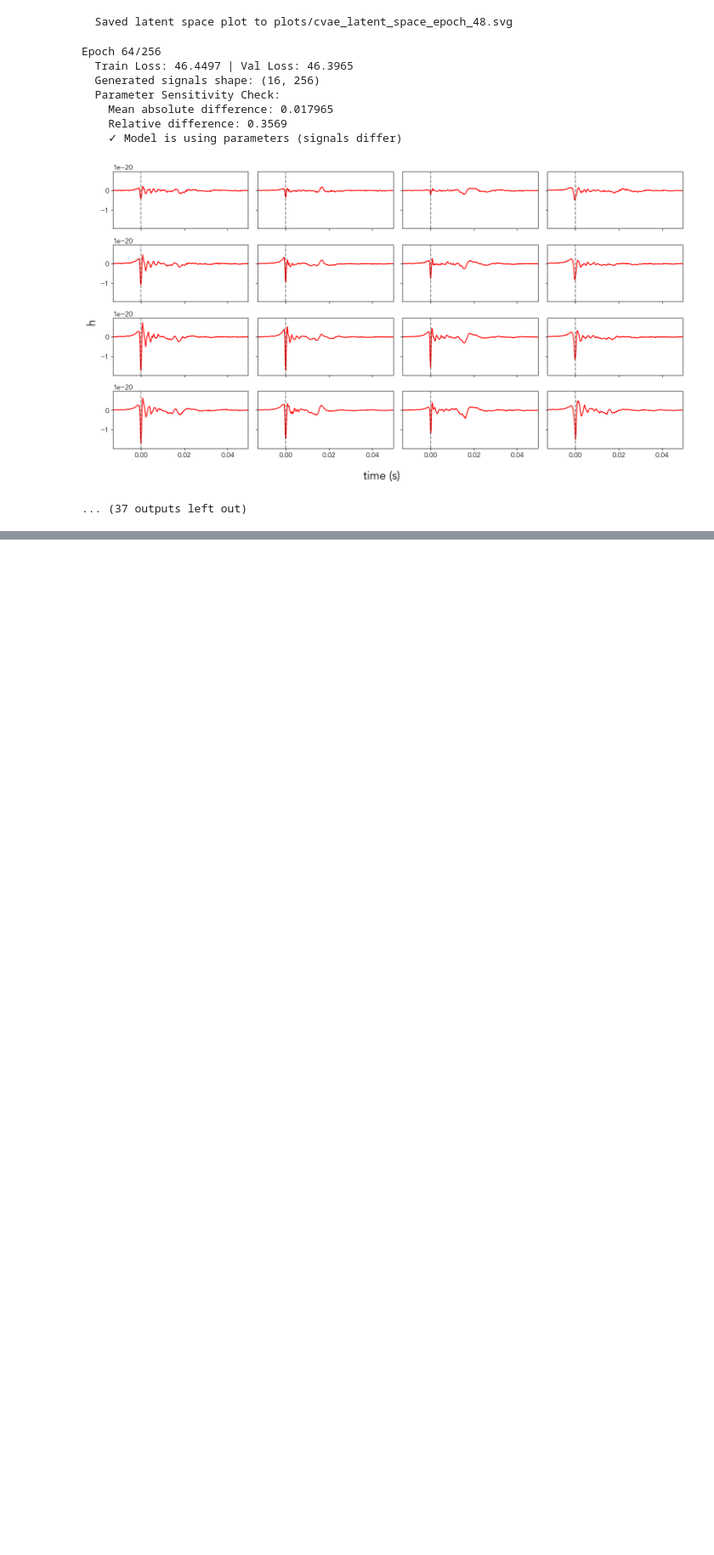
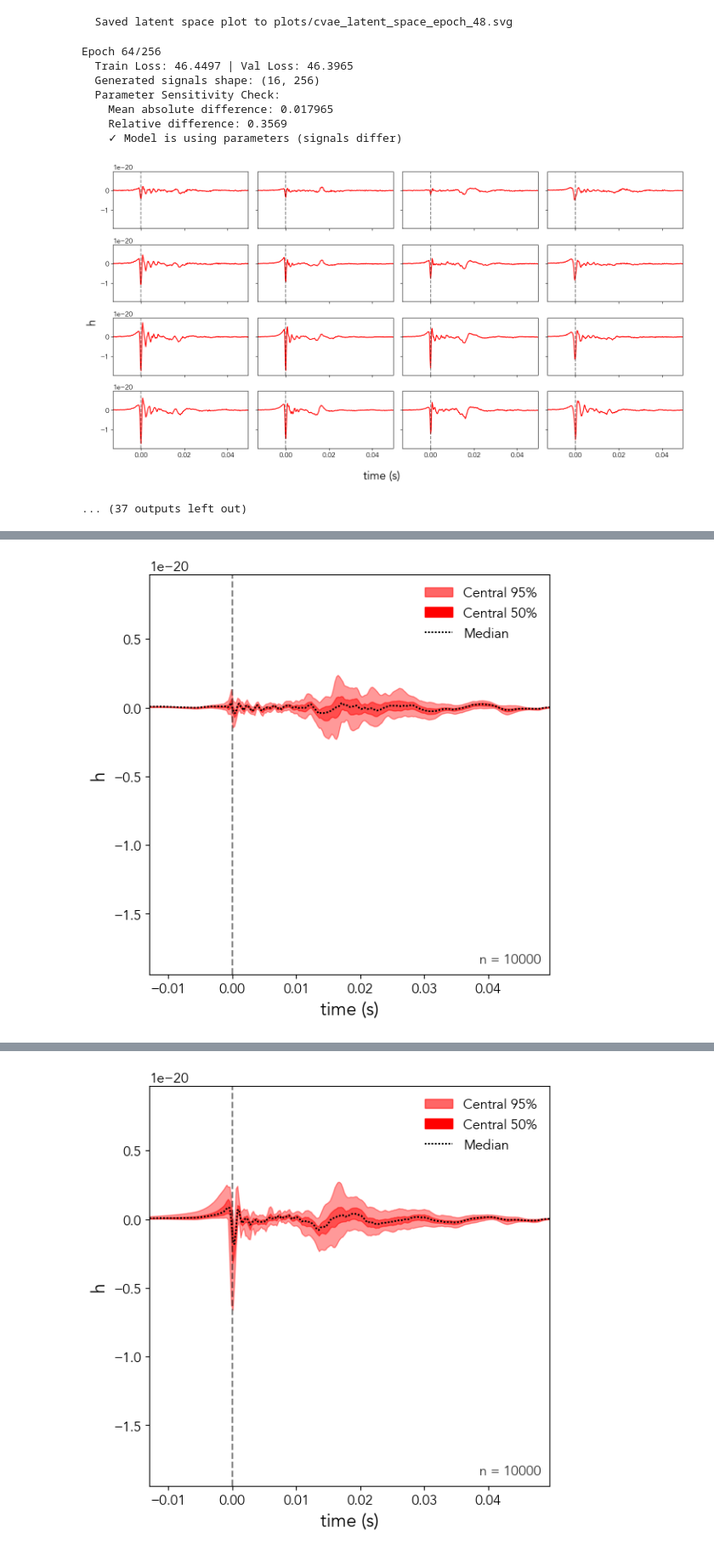
Before and after one commit to starccato/starccato-flow, a Jupyter notebook: generate_waveforms.ipynb, the cells around one changed output, grey strips where cells are left out. Shown at 85% size. Drawn from its saved outputs; the diff is of its cells as text; code cells hidden in the pictures; blank space fills up the shorter version.

Commit message:
plot supernovae generated from SNOW

```diff
--- a/generate_waveforms.ipynb
+++ b/generate_waveforms.ipynb
@@ -209,0 +100,77 @@ AttributeError: 'ConditionalVAETrainer' object has no attribute 'vae'
+# %%
+import torch
+import numpy as np
+from starccato_flow.plotting.plotting import plot_signal_distribution
+from starccato_flow.utils.defaults import DEVICE
+
+# Set CVAE to evaluation mode
+trainer.cvae.eval()
+
+# Generate signals conditioned on varying Yₑ values
+num_ye_values = 4  # Different Yₑ values to test
+num_samples_per_ye = 10000  # Number of samples per Yₑ value for distribution
+varying_param_index = 3  # Yₑ is the 4th parameter (index 3)
+
+print(f"Generating {num_samples_per_ye} signals for each of {num_ye_values} Yₑ values...")
+
+# Create parameter sets with A = 300
+param_sets_norm = []
+for i in range(num_ye_values):
+    varying_value = -1.0 + (2.0 * i / (num_ye_values - 1))  # Linspace for Yₑ
+
+    # Start with physical parameter values
+    # Use center/reasonable values for β and ω, A=300, Yₑ will vary
+    params_physical = np.array([0.125, 8.0, 300.0, 0.15])  # β, ω, A, Yₑ
+
+    # Normalize the parameters
+    params_norm = trainer.training_dataset.normalize_parameters(params_physical)
+
+    # Override the varying parameter (Yₑ) with the desired normalized value
+    params_norm[varying_param_index] = varying_value
+
+    param_sets_norm.append(params_norm)
+
+# Generate and plot distribution for each Yₑ value
+with torch.no_grad():
+    for i, params_norm in enumerate(param_sets_norm):
+        print(f"\nGenerating distribution for Yₑ parameter set {i+1}/{num_ye_values}...")
+
+        # Create many different latent samples for this parameter set
+        z_samples = torch.randn(num_samples_per_ye, trainer.z_dim).to(DEVICE)
+
+        # Repeat parameters for all latent samples
+        params_tensor = torch.tensor(params_norm, dtype=torch.float32).unsqueeze(0).repeat(num_samples_per_ye, 1).to(DEVICE)
+
+        # Generate signals
+        generated = trainer.cvae.decoder(z_samples, params_tensor).cpu().numpy()
+
+        # Denormalize signals
+        generated_signals = []
+        for j in range(num_samples_per_ye):
+            signal_denorm = trainer.training_dataset.denormalise_signals(generated[j])
+            generated_signals.append(signal_denorm)
+
+        generated_signals = np.array(generated_signals).T  # Shape: (signal_length, num_samples)
+
+        # Denormalize parameter values for display
+        params_denorm = trainer.training_dataset.denormalize_parameters(params_norm)
+
+        print(f"  Parameters: β={params_denorm[0]:.3f}, ω={params_denorm[1]:.2f}, A={params_denorm[2]:.1f}, Yₑ={params_denorm[3]:.3f}")
+        print(f"  Generated {generated_signals.shape[1]} signals of length {generated_signals.shape[0]}")
+
+        # Plot signal distribution
+        fname = f"plots/cvae_distribution_ye_{i+1}.svg"
+        plot_signal_distribution(
+            signals=generated_signals / TEN_KPC,
+            generated=True,
+            background="white",
+            font_family="sans-serif",
+            font_name="Avenir",
+            fname=fname
+        )
+
+        print(f"  ✓ Saved to {fname}")
+
+print(f"\n✓ Generated {num_ye_values} distribution plots, one for each Yₑ value")
+print(f"Each distribution shows median and percentiles of {num_samples_per_ye} generated signals")
+# %% [output]
@@ -209,0 +182 @@ AttributeError: 'ConditionalVAETrainer' object has no attribute 'vae'
+[figure, added]
@@ -209,0 +188 @@ AttributeError: 'ConditionalVAETrainer' object has no attribute 'vae'
+[figure, added]
```
Also changed, not shown: parts of 4 cells of this notebook, 2 other files.
